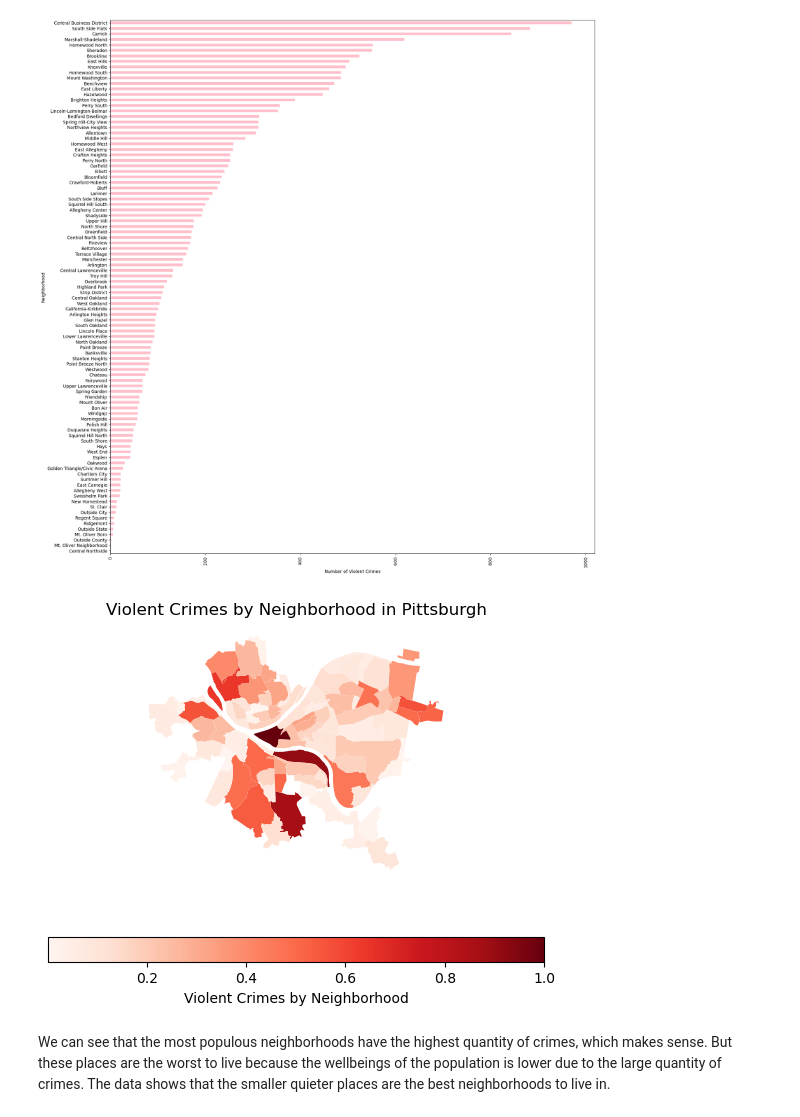
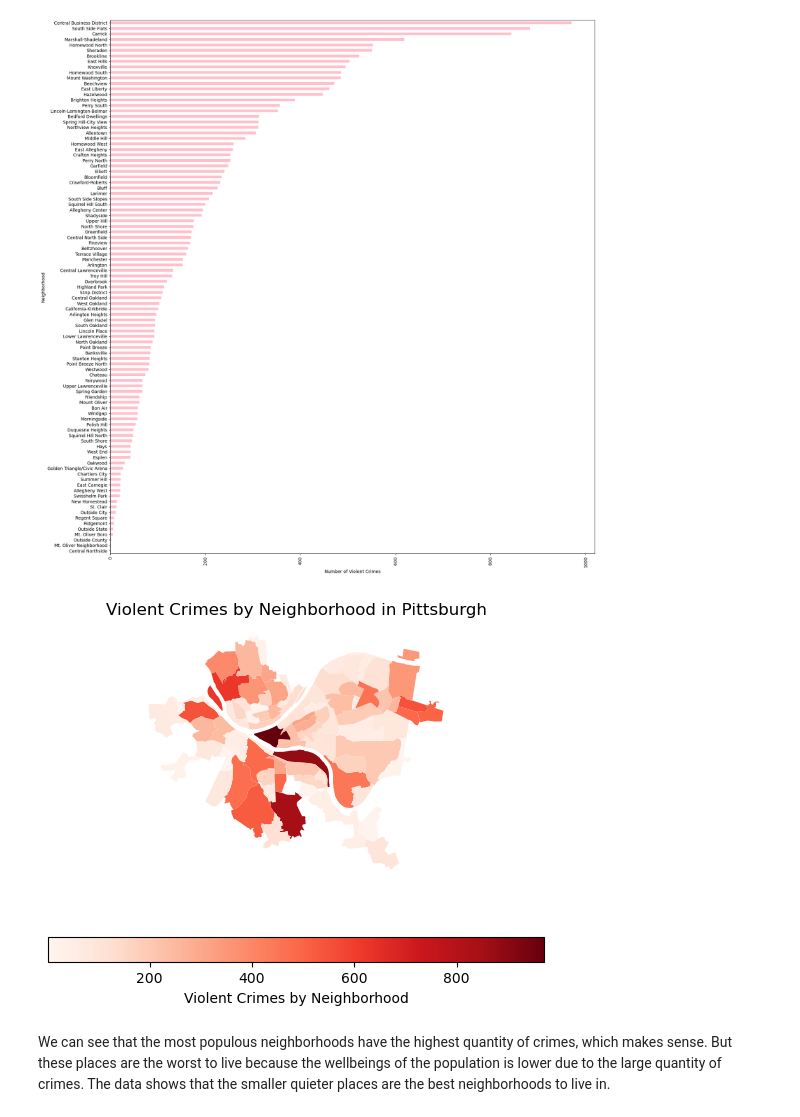
Before and after one commit to richardnewcomb/BigIdeasFinal, a Jupyter notebook: final.ipynb, the cells around one changed output. Saved outputs shown, nothing was run; the diff lists cells and outputs as text; code cells hidden in the pictures.

```diff
--- a/final.ipynb
+++ b/final.ipynb
@@ -121,23 +121,23 @@ plt.show()
 # %%
 # map out all neighborhoods
 neighborhoods = gpd.read_file("Neighborhoods_.shp")
 
 # Rename the column in violent_crimes_by_neighborhood to match 'hood' in neighborhoods
-violent_crimes_by_neighborhood = violent_crimes_by_neighborhood.reset_index()
-violent_crimes_by_neighborhood.columns = ['Neighborhood', 'ViolentCrimeCount']
+violent_crimes = violent_crimes_by_neighborhood.reset_index()
+violent_crimes.columns = ['Neighborhood', 'ViolentCrimeCount']
 
 # Merge the GeoDataFrame with the violent crimes DataFrame
-arrests_map = neighborhoods.merge(violent_crimes_by_neighborhood, how='left', left_on='hood', right_on='Neighborhood')
+arrests_map = neighborhoods.merge(violent_crimes, how='left', left_on='hood', right_on='Neighborhood')
 
 # Plot the results
 arrests_map.plot(column='ViolentCrimeCount', cmap='Reds', legend=True,
                  legend_kwds={'label': "Violent Crimes by Neighborhood",
                               'orientation': "horizontal"})
 plt.title("Violent Crimes by Neighborhood in Pittsburgh")
 plt.axis('off')
 plt.show()
 # %% [output]
-[figure, old version]
+[figure, new version]
 # %% [markdown]
 We can see that the most populous neighborhoods have the highest quantity of crimes, which makes sense. But these places are the worst to live because the wellbeings of the population is lower due to the large quantity of crimes. The data shows that the smaller quieter places are the best neighborhoods to live in.
 # %% [markdown]
```
Also changed, not shown: parts of 2 cells of this notebook, 2 other files.
